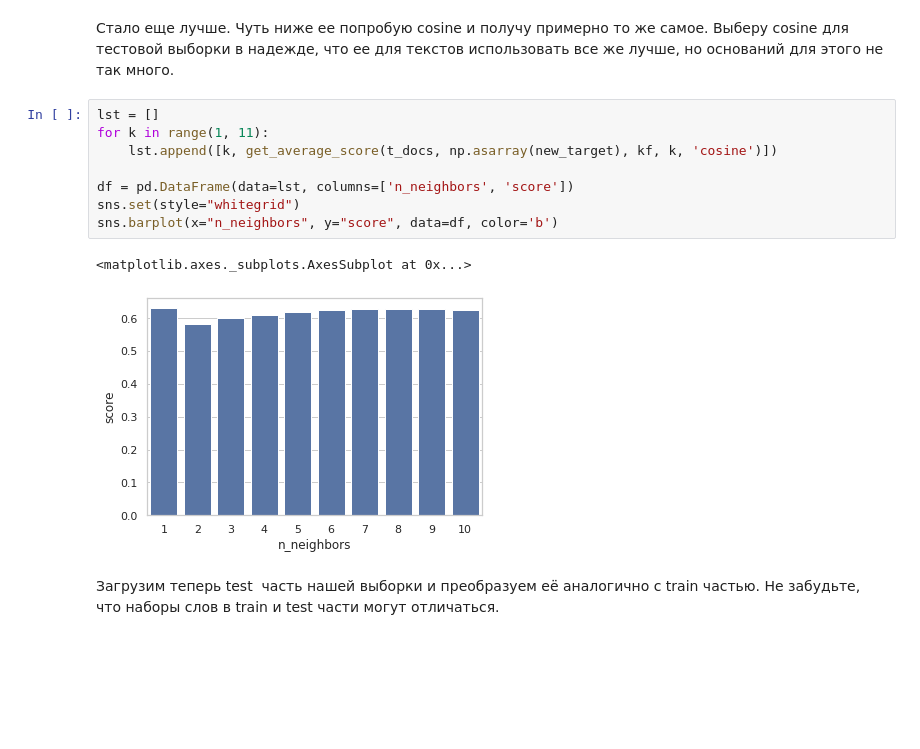
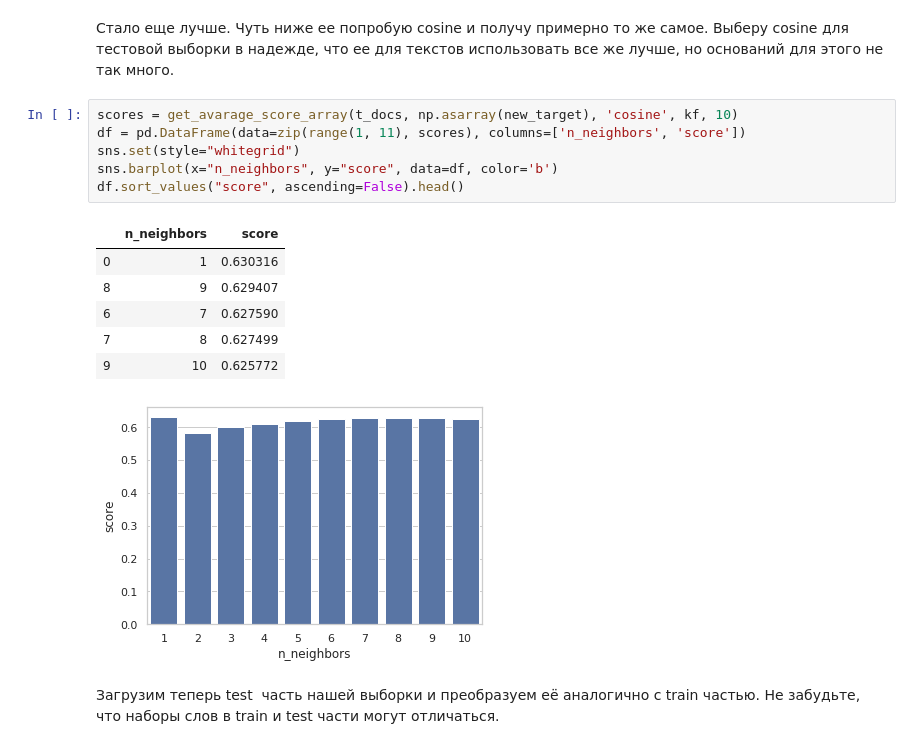
Before and after one commit to LevKats/ml1.sphere, a Jupyter notebook: 2019-09/hw1/kats_hw1.ipynb, the cells around one changed output. Drawn from its saved outputs; the diff is of its cells as text; blank space fills up the shorter version.

```diff
--- a/2019-09/hw1/kats_hw1.ipynb
+++ b/2019-09/hw1/kats_hw1.ipynb
@@ -488,15 +503,18 @@ sns.barplot(x="n_neighbors", y="score", data=df, color='b')
 # %% [markdown]
 Стало еще лучше. Чуть ниже ее попробую cosine и получу примерно то же самое. Выберу cosine для тестовой выборки в надежде, что ее для текстов использовать все же лучше, но оснований для этого не так много.
 # %%
-lst = []
-for k in range(1, 11):
-    lst.append([k, get_average_score(t_docs, np.asarray(new_target), kf, k, 'cosine')])
-
-df = pd.DataFrame(data=lst, columns=['n_neighbors', 'score'])
+scores = get_avarage_score_array(t_docs, np.asarray(new_target), 'cosine', kf, 10)
+df = pd.DataFrame(data=zip(range(1, 11), scores), columns=['n_neighbors', 'score'])
 sns.set(style="whitegrid")
 sns.barplot(x="n_neighbors", y="score", data=df, color='b')
+df.sort_values("score", ascending=False).head()
 # %% [output]
-<matplotlib.axes._subplots.AxesSubplot at 0x...>
+|  | n_neighbors | score |
+| 0 | 1 | 0.630316 |
+| 8 | 9 | 0.629407 |
+| 6 | 7 | 0.627590 |
+| 7 | 8 | 0.627499 |
+| 9 | 10 | 0.625772 |
 [figure]
 # %% [markdown]
 Загрузим  теперь test  часть нашей выборки и преобразуем её аналогично с train частью. Не забудьте, что наборы слов в train и test части могут отличаться.
```
Also changed, not shown: parts of 28 cells of this notebook.
